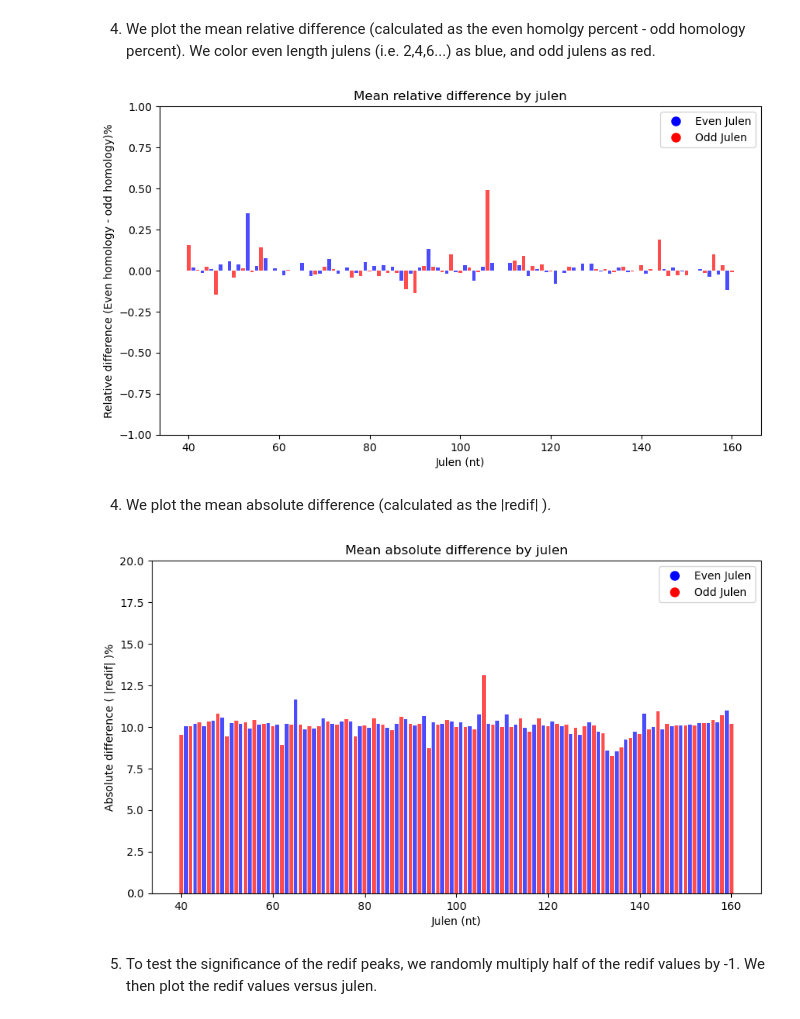
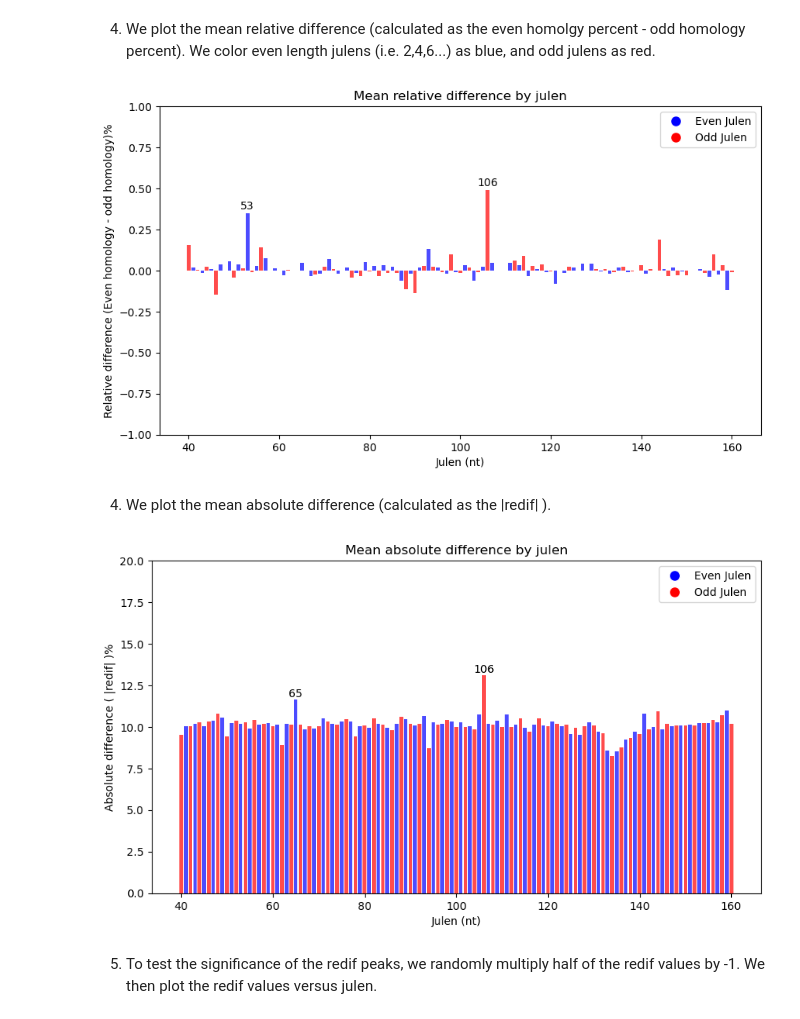
Before and after one commit to Andfos/purine_jumpers, a Jupyter notebook: analysis/jumper_analysis.ipynb, the cells around one changed output. Drawn from its saved outputs; the diff is of its cells as text; code cells hidden in the pictures.

```diff
--- a/analysis/jumper_analysis.ipynb
+++ b/analysis/jumper_analysis.ipynb
@@ -105,7 +135,8 @@ def plot_homology_difference(
         value="redif",
         title="Mean relative difference by julen",
         ylab="Relative difference (Even homology - odd homology)%",
-        ylim = [-1, 1]):
+        ylim = [-1, 1],
+        annotation_limit = 0.2):
 
     # Set the figure size.
     fig = plt.figure(figsize=(10, 5.5))
@@ -124,23 +155,30 @@ def plot_homology_difference(
     plt.title(title)
     plt.legend(handles=[blue_patch, red_patch])
     plt.ylim(ylim)
+
+    # Annotate bars with high redif / abdif values.
+    for index, v in enumerate(df[value]):
+        if (v >= (annotation_limit / 100)) or (v <= (-1*annotation_limit / 100)):
+            plt.text(df["julen"][index], v*100 + 0.01, f"{df['julen'][index]}", ha="center", va="bottom", color="black")
+
+
     plt.show()
 # %% [markdown]
 4. We plot the mean relative difference (calculated as the even homolgy percent - odd homology percent). We color even length julens (i.e. 2,4,6...) as blue, and odd julens as red.
 # %%
 # Plot the relative difference in homology versus julen.
-plot_homology_difference(julen_grouped_df, value="redif")
+plot_homology_difference(julen_grouped_df, value="redif", annotation_limit = 0.2)
 # %% [output]
-[figure, old version]
+[figure, new version]
 # %% [markdown]
 4. We plot the mean absolute difference (calculated as the |redif| ).
 # %%
 # Plot the absolute difference in homology versus julen.
 plot_homology_difference(
     julen_grouped_df, value="abdif",
-    title="Mean absolute difference by julen", ylab="Absolute difference ( |redif| )%", ylim=[0, 20])
+    title="Mean absolute difference by julen", ylab="Absolute difference ( |redif| )%", ylim=[0, 20], annotation_limit = 11)
 # %% [output]
-[figure, old version]
+[figure, new version]
 # %% [markdown]
 5. To test the significance of the redif peaks, we randomly multiply half of the redif values by -1. We then plot the redif values versus julen.
 # %%
```
Also changed, not shown: parts of 8 cells of this notebook, 1 other file.
